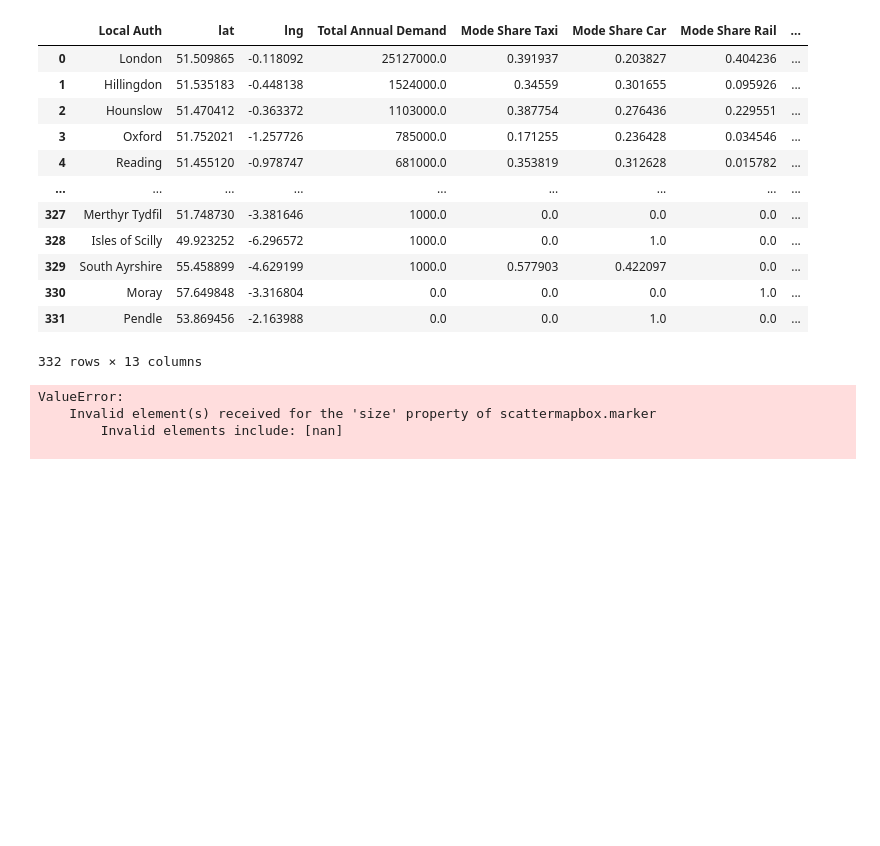
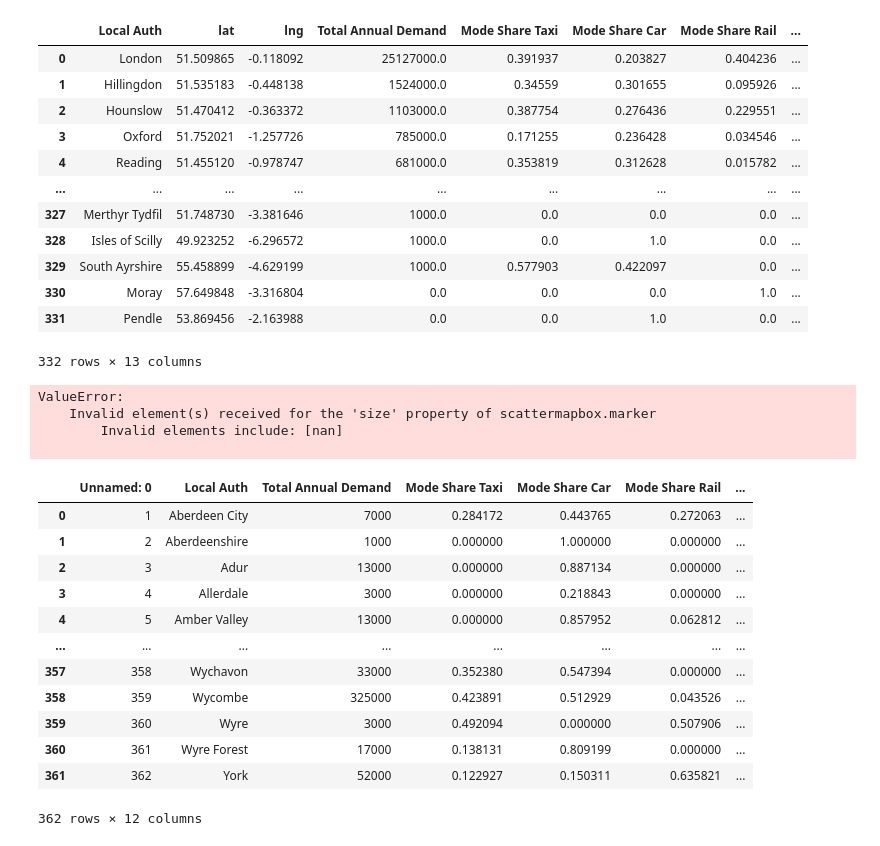
Before and after one commit to majdyousof/imperialgroupproject, a Jupyter notebook: Dom/Heathrow_OD.ipynb, the cells around one changed output. Saved outputs shown, nothing was run; the diff lists cells and outputs as text; code cells hidden in the pictures; blank space fills up the shorter version.

Commit message:
four afternoon cost

```diff
--- a/Dom/Heathrow_OD.ipynb
+++ b/Dom/Heathrow_OD.ipynb
@@ -216,3 +216,50 @@ ValueError:
     Invalid element(s) received for the 'size' property of scattermapbox.marker
         Invalid elements include: [nan]
 
+# %%
+#Generalised cost stuff
+flow=pd.read_excel("Heathrow_flow_dist_time.xlsx")
+taxi_cost_per_mile=2.10 #GBP ALL VALUES HERE GIVEN FOR 2024, MAY HAVE TO ADJUST FOR INFLATION
+car_cost_per_mile=0.439  #including maintenance
+car_petrol_per_mile=0.16
+car_total_cost_per_mile=car_petrol_per_mile+car_cost_per_mile
+rail_fare_per_mile=0.54
+drop_off_2024=5.20
+business_share=0.252 #proportions of business and pleasure travellers as this affects generalised costs
+pleasure_share=0.748
+vehicle_co2_per_mile=272 #in grammes
+rail_co2_per_mile_per_passenger=56
+trolley_co2_per_mile_per_passenger=46.4
+mile_m=1609.34 #metres in mile
+hour_s=3600 #seconds in hour
+
+#Values of Time all in GBP and per hour of travel
+VOT_Perceived_Rail_2024=26.94
+VOT_Perceived_Car_2024=16.33
+VOT_Perceived_Taxi_2024=16.33
+VOT_commuting_Perceived_2010=9.95
+VOT_commuting_Perceived_2024=VOT_commuting_Perceived_2010*1.493
+
+#Seperating out the Business and Pleasure passengers, Car and Taxi are the same
+VOT_avg_Rail=(VOT_commuting_Perceived_2024*pleasure_share)+(VOT_Perceived_Rail_2024*business_share)
+VOT_avg_Car=(VOT_commuting_Perceived_2024*pleasure_share)+(VOT_Perceived_Car_2024*business_share)
+VOT_avg_Taxi=(VOT_commuting_Perceived_2024*pleasure_share)+(VOT_Perceived_Taxi_2024*business_share)
+
+#Emissions
+cost_co2_tonne_2024=256 #GBP, Core Price
+cost_co2_g_2024=cost_co2_tonne_2024/1000000
+flow
+# %% [output]
+|  | Unnamed: 0 | Local Auth | Total Annual Demand | Mode Share Taxi | Mode Share Car | Mode Share Rail | ... |
+| 0 | 1 | Aberdeen City | 7000 | 0.284172 | 0.443765 | 0.272063 | ... |
+| 1 | 2 | Aberdeenshire | 1000 | 0.000000 | 1.000000 | 0.000000 | ... |
+| 2 | 3 | Adur | 13000 | 0.000000 | 0.887134 | 0.000000 | ... |
+| 3 | 4 | Allerdale | 3000 | 0.000000 | 0.218843 | 0.000000 | ... |
+| 4 | 5 | Amber Valley | 13000 | 0.000000 | 0.857952 | 0.062812 | ... |
+| ... | ... | ... | ... | ... | ... | ... | ... |
+| 357 | 358 | Wychavon | 33000 | 0.352380 | 0.547394 | 0.000000 | ... |
+| 358 | 359 | Wycombe | 325000 | 0.423891 | 0.512929 | 0.043526 | ... |
+| 359 | 360 | Wyre | 3000 | 0.492094 | 0.000000 | 0.507906 | ... |
+| 360 | 361 | Wyre Forest | 17000 | 0.138131 | 0.809199 | 0.000000 | ... |
+| 361 | 362 | York | 52000 | 0.122927 | 0.150311 | 0.635821 | ... |
+362 rows × 12 columns
```
Also changed, not shown: parts of 1 cell of this notebook, 1 other file.
